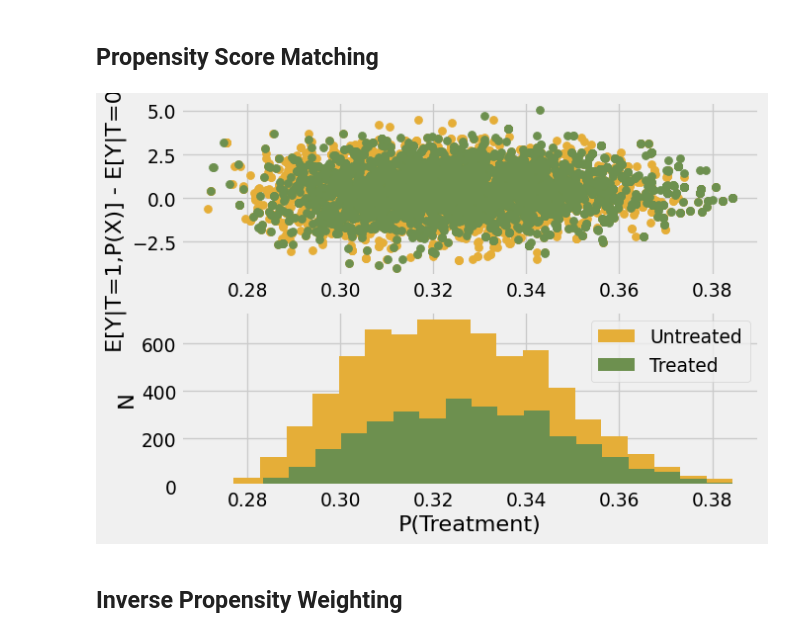
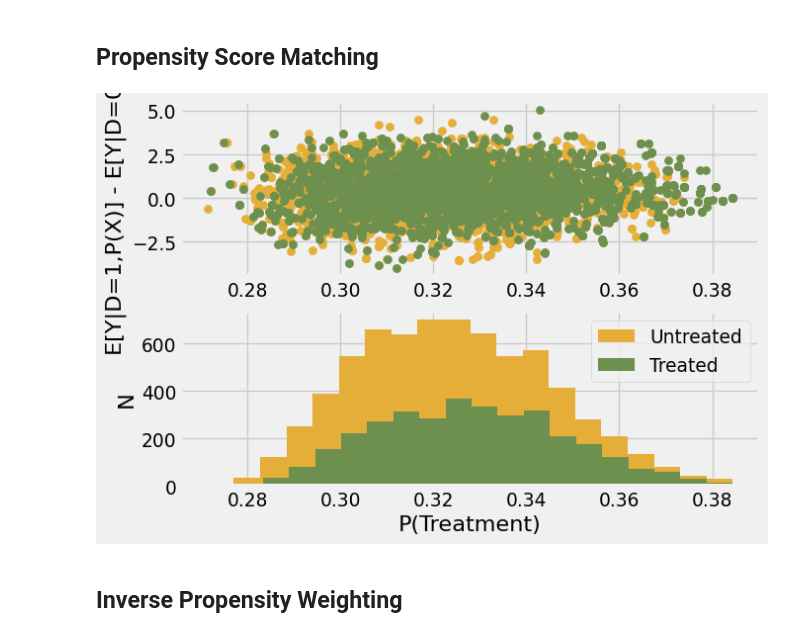
Before and after one commit to ubcecon/ECON526, a Jupyter notebook: lectures/paul/matching.ipynb, the cells around one changed output. Drawn from its saved outputs; the diff is of its cells as text; code cells hidden in the pictures.

```diff
--- a/lectures/paul/matching.ipynb
+++ b/lectures/paul/matching.ipynb
@@ -74,18 +74,18 @@ def simulate(n, pi=np.array([0,1])):
     X = np.random.randn(n, len(pi))
     X[:,0] = 1
     P = np.clip(scipy.stats.norm.cdf(X @ pi), 0.05, 0.95)
-    T = 1*(np.random.rand(n) < P)
+    D = 1*(np.random.rand(n) < P)
     Ey0x = np.zeros(n)
     Ey1x = np.exp(3*(X[:,1]-2))
     y0 = Ey0x + np.random.randn(n)
     y1 = Ey1x + np.random.randn(n)
-    y = T*y1 + (1-T)*y0
-    return(X,T,y,y0,y1, Ey0x, Ey1x, P)
+    y = D*y1 + (1-D)*y0
+    return(X,D,y,y0,y1, Ey0x, Ey1x, P)
 
-X,T,y,y0,y1,Ey0x,Ey1x,P = simulate(4000)
+X,D,y,y0,y1,Ey0x,Ey1x,P = simulate(4000)
 
-pihat = np.linalg.solve(X.T @ X, X.T @ T)
-w = T - X @ pihat
+pihat = np.linalg.solve(X.T @ X, X.T @ D)
+w = D - X @ pihat
 w = w/np.mean(w**2);
 # %% [markdown]
 ## Why not regression?
@@ -529,9 +529,9 @@ data_with_categ = pd.concat([
 ], axis=1)
 
 print(data_with_categ.shape)
-T = 'intervention'
+D = 'intervention'
 Y = 'achievement_score'
-X = data_with_categ.columns.drop(['schoolid', T, Y])
+X = data_with_categ.columns.drop(['schoolid', D, Y])
 # %% [output]
 (10391, 38)
 # %% [markdown]
@@ -541,16 +541,16 @@ from sklearn.linear_model import LogisticRegression, LogisticRegressionCV
 from sklearn.neighbors import KNeighborsRegressor
 import sklearn
 
-def propensitymatching(T,Y,X,psmodel=LogisticRegressionCV(scoring='neg_log_loss'),neighbormodel=KNeighborsRegressor(n_neighbors=1,algorithm='auto',weights='uniform')):
-    pfit = psmodel.fit(X,T)
+def propensitymatching(D,Y,X,psmodel=LogisticRegressionCV(scoring='neg_log_loss'),neighbormodel=KNeighborsRegressor(n_neighbors=1,algorithm='auto',weights='uniform')):
+    pfit = psmodel.fit(X,D)
     ps = pfit.predict_proba(X)[:,1]
-    ey1 = neighbormodel.fit(ps[T==1].reshape(-1,1),Y[T==1])
-    ey0 = sklearn.base.clone(neighbormodel).fit(ps[T==0].reshape(-1,1),Y[T==0])
+    ey1 = neighbormodel.fit(ps[D==1].reshape(-1,1),Y[D==1])
+    ey0 = sklearn.base.clone(neighbormodel).fit(ps[D==0].reshape(-1,1),Y[D==0])
     tex = ey1.predict(ps.reshape(-1,1)) - ey0.predict(ps.reshape(-1,1))
     ate = np.mean(tex)
     return(ate, tex,ps)
 
-ate,tex,ps=propensitymatching(data_with_categ[T],data_with_categ[Y],data_with_categ[X])
+ate,tex,ps=propensitymatching(data_with_categ[D],data_with_categ[Y],data_with_categ[X])
 print(ate)
 # %% [output]
 0.41597431970511495
@@ -559,17 +559,17 @@ print(ate)
 # %%
 fig, ax = plt.subplots(2,1)
 treat = data.intervention
 ax[0].scatter(ps[treat==0],tex[treat==0],color="C2")
 ax[0].scatter(ps[treat==1],tex[treat==1],color="C3")
 ax[1].hist(ps[treat==0],bins=20,color="C2",label="Untreated")
 ax[1].hist(ps[treat==1],bins=20,color="C3",label="Treated")
 ax[1].set_xlabel("P(Treatment)")
 ax[1].set_ylabel("N")
-ax[0].set_ylabel("E[Y|T=1,P(X)] - E[Y|T=0,P(X)]")
+ax[0].set_ylabel("E[Y|D=1,P(X)] - E[Y|D=0,P(X)]")
 plt.legend()
 plt.show()
 # %% [output]
-[figure, old version]
+[figure, new version]
 # %% [markdown]
 ## Inverse Propensity Weighting
 # %%
```
Also changed, not shown: parts of 13 cells of this notebook, 12 other files.
